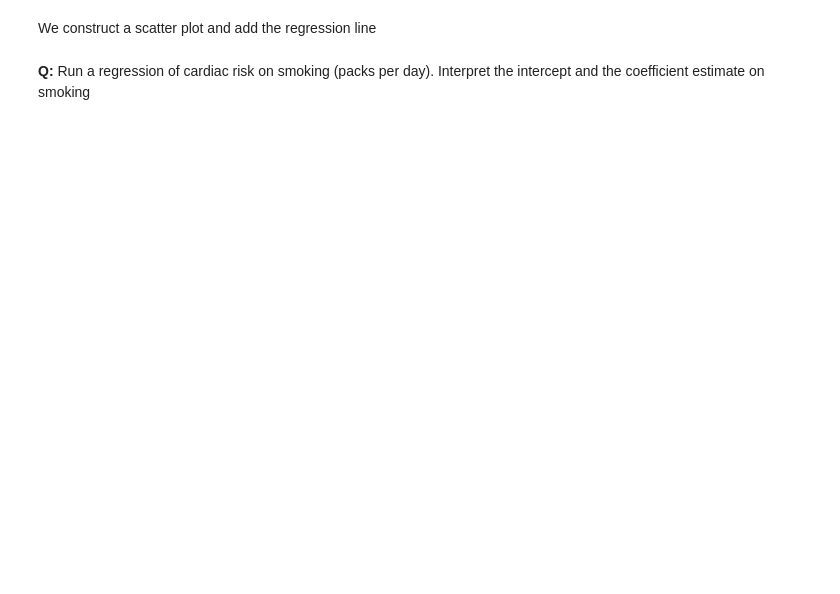
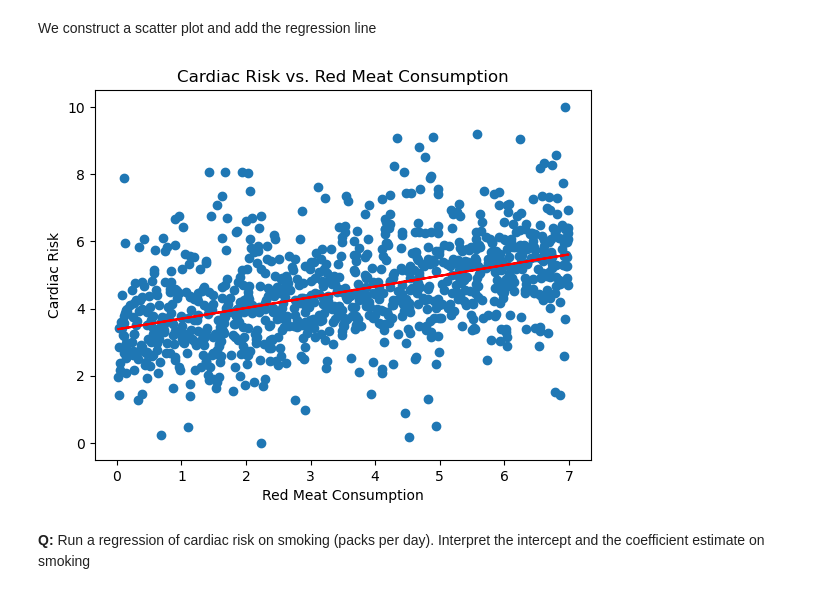
Before and after one commit to arnavailable/prescriptive-models, a Jupyter notebook: Classwork/Week 1/Lecture 1.ipynb, the cells around one changed output. Cells and saved outputs as stored; diff of their text form; code cells hidden in the pictures; blank space fills up the shorter version.

```diff
--- a/Classwork/Week 1/Lecture 1.ipynb
+++ b/Classwork/Week 1/Lecture 1.ipynb
@@ -10,3 +10,8 @@ import statsmodels.api as sm
 import statsmodels.formula.api as smf
 # %% [markdown]
 We read the data set as a data frame and print its head
+# %%
+redmeat = pd.read_csv('red_meat.csv')
+redmeat_population = pd.read_csv('red_meat_population.csv')
+
+redmeat.head()
@@ -13,2 +25,5 @@ We read the data set as a data frame and print its head
 # %% [markdown]
 We run a simple regression
+# %%
+model = smf.ols(formula='cardiac_risk ~ red_meat', data=redmeat).fit()
+print(model.summary())
@@ -15,4 +66,14 @@ We run a simple regression
 # %% [markdown]
 We construct a scatter plot and add the regression line
+# %%
+#plot
+plt.scatter(redmeat['red_meat'], redmeat['cardiac_risk'])
+plt.plot(redmeat['red_meat'], model.predict(), color='red')
+plt.xlabel('Red Meat Consumption')
+plt.ylabel('Cardiac Risk')
+plt.title('Cardiac Risk vs. Red Meat Consumption')
+plt.show()
+# %% [output]
+[figure, added]
 # %% [markdown]
 **Q:** Run a regression of cardiac risk on smoking (packs per day). Interpret the intercept and the coefficient estimate on smoking
```
Also changed, not shown: parts of 6 cells of this notebook, 7 other files.
